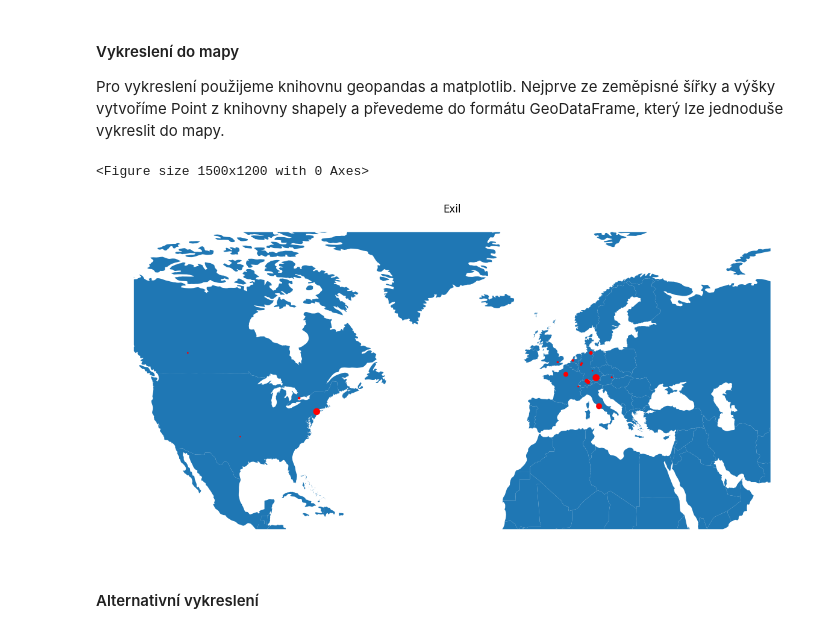
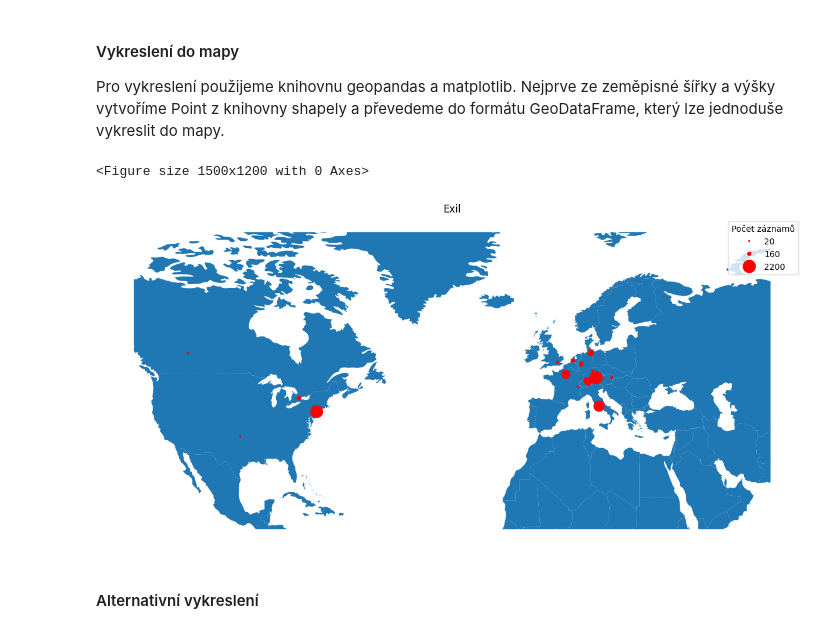
Before and after one commit to panuscha/DH-data-process, a Jupyter notebook: display_maps.ipynb, the cells around one changed output. Cells and saved outputs as stored; diff of their text form; code cells hidden in the pictures.

```diff
--- a/display_maps.ipynb
+++ b/display_maps.ipynb
@@ -210,7 +218,8 @@ import geopandas as gpd
 import matplotlib.pyplot as plt
 from shapely.geometry import Point
 from matplotlib.lines import Line2D
-from statistics import mean, median
+from statistics import median
+import numpy as np
 
 # Ze zemepisne sirky a vysky vytvorime body
 geometry = [Point(lon, lat) for lon, lat in zip(points_df['longitude'], points_df['latitude'])]
@@ -224,45 +233,43 @@ base_map_data = gpd.read_file("data/geojson/world_1960.geojson")
 # Hranice Evropy a Severni Ameriky
 europe_and_north_america_bbox = [-130, 15, 65, 80] # [minx, miny, maxx, maxy]
 
 figsize = (15,12)
 
 plt.figure(figsize=figsize)
 
 # Ohranieni mapy podle europe_and_north_america_bbox
 ax = base_map_data.clip(europe_and_north_america_bbox).plot(figsize=figsize)
 
+div = 10
+
 # Vykresleni
 points_gdf.plot(figsize=figsize,
                 ax=ax,
                 color = "red",
-                marker = '.',
-                markersize=points_gdf['number of records'].apply(lambda x: x/10),  # Upraveni velikosti bodu
+                marker = 'o',
+                markersize=points_gdf['number of records'].apply(lambda x: x/div),  # Upraveni velikosti bodu
                 )
-
 
 # for x, y, label in zip(points_df.longitude, points_df.latitude, points_df.city):
 #     ax.annotate(label, xy=(x, y), xytext=(3, 3), textcoords="offset points", fontsize = 5)
 
-# Define the point sizes and their corresponding values
-# point_sizes = [min(points_gdf['number of records'].apply(lambda x: x/15)), median(points_gdf['number of records'].apply(lambda x: x/15)), max(points_gdf['number of records'].apply(lambda x: x/15))]
-# point_size_labels = ['Small', 'Medium', 'Large']
+# Tri moznosti legendy
+point_sizes = [min(points_gdf['number of records'].apply(lambda x: int(round(x, -1)))), median(points_gdf['number of records'].apply(lambda x: int(round(x, -1)))), max(points_gdf['number of records'].apply(lambda x: int(round(x, -1))))]
 
-# Create a legend using custom handles based on the points you are plotting
-# legend_handles = [Line2D([0], [0], color='red', marker = '.', markersize=size/15, label=str(size)) for size in points_df['number of records']]
+# Vytvoreni bodu pro legendu
+legend_handles = [Line2D([], [], marker = 'o', lw=0, color='red', markersize=np.sqrt(size/div), label=str(int(round(size, -1)))) for size in point_sizes]
 
-# Create the legend
-# ax.legend(handles=legend_handles, title='Point Size', loc='upper right')
-
+ax.legend(handles=legend_handles, title='Počet záznamů', loc='upper right')
 
 
 plt.title("Exil")
 plt.grid(False)
 ax.set_axis_off()
 plt.savefig("plots/exil_cropped_map.png")
 plt.show()
 # %% [output]
 <Figure size 1500x1200 with 0 Axes>
-[figure, old version]
+[figure, new version]
 # %% [markdown]
 #### Alternativní vykreslení
 # %%
```
Also changed, not shown: parts of 6 cells of this notebook, 3 other files.
